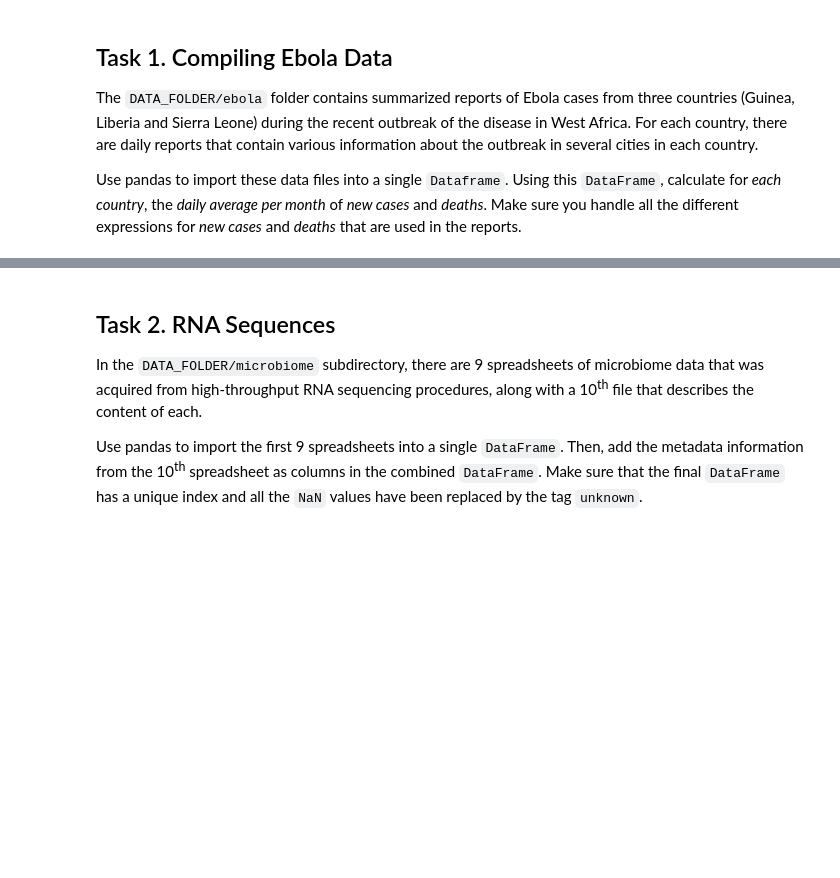
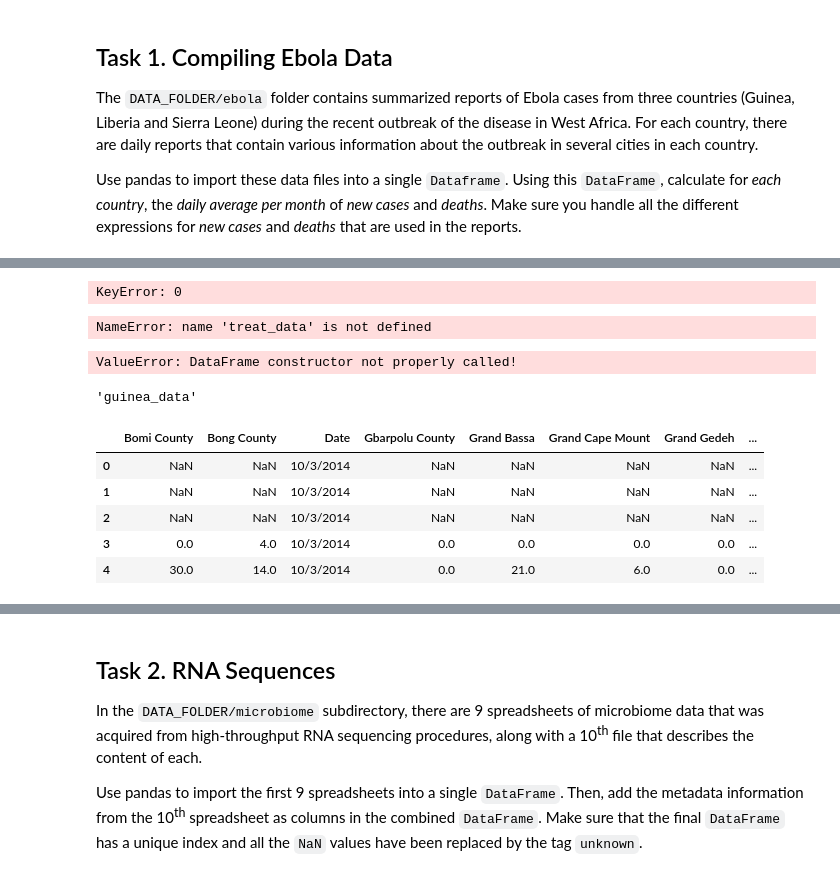
Before and after one commit to NicoBrun/ada2017, a Jupyter notebook: 01 - Pandas and Data Wrangling/Homework 1.ipynb, the cells around one changed output, grey strips where cells are left out. Cells and saved outputs as stored; diff of their text form; code cells hidden in the pictures; blank space fills up the shorter version.

```diff
--- a/01 - Pandas and Data Wrangling/Homework 1.ipynb
+++ b/01 - Pandas and Data Wrangling/Homework 1.ipynb
@@ -21,0 +29,26 @@ Make sure you handle all the different expressions for *new cases* and *deaths*
+# %%
+# Import Data
+
+DATA_FOLDER='Data'
+countries=pd.Series(['guinea_data','liberia_data','sl_data'])
+frame = pd.DataFrame()
+list_ = []
+d={}
+
+for c in range(3):
+    print(c)
+    list_=[]
+    path=DATA_FOLDER+'/ebola/'+countries[c]
+    allFiles = glob.glob(path + "/*.csv")
+    for file_ in allFiles:
+        df = pd.read_csv(file_,index_col=None, header=0)
+        list_.append(df)
+    frame=pd.concat(list_)
+    frame=treat_data(frame)
+    d[c]=frame
+
+#frame = pd.concat(list_)
+
+# changer pd.MultiIndex.from_tuples(clumns)
+# date.split('/').reverse().concatenate(-) puis map(dates)
+# mettre pays (hopitaux), description en indexe et date en colonnes
@@ -21,0 +58,53 @@ Make sure you handle all the different expressions for *new cases* and *deaths*
+# %%
+d[0].head()
+# %% [output]
+KeyError: 0
+# %%
+d[0] = treat_data(d[0])
+
+dfs = [d[0], d[1], d[2]]
+
+df_combined = pd.concat(dfs,keys=['HEADER TITLE{}'.format(i) for i in range(1, len(dfs) + 1)],axis=0)
+
+df_combined.head(100)
+# %% [output]
+NameError: name 'treat_data' is not defined
+# %%
+d = pd.DataFrame(d.items())
+#d[0] = pd.MultiIndex.from_product([d.columns, ['0']])
+#d[1] = pd.MultiIndex.from_product([d.columns, ['1']])
+#d[2] = pd.MultiIndex.from_product([d.columns, ['2']])
+dat = pd.concat([d[0],d[1],d[2]])
+#dat.head()
+# %% [output]
+ValueError: DataFrame constructor not properly called!
+# %%
+datas = pd.Series(['guinea_data','liberia_data','sl_data'], index=['Guinea','Liberia','Sierra Leone'])
+datas.index[1]
+datas['Guinea']
+# %% [output]
+'guinea_data'
+# %%
+DATA_FOLDER='Data'
+#countries=pd.Series(['guinea_data','liberia_data','sl_data'])
+frame = pd.DataFrame()
+tot_frame = pd.DataFrame()
+list_ = []
+c='liberia_data'
+path=DATA_FOLDER+'/ebola/'+c
+allFiles = glob.glob(path + "/*.csv")
+for file_ in allFiles:
+        df = pd.read_csv(file_,index_col=None, header=0)
+        list_.append(df)
+
+#pd.to_numeric(list_, errors='coerce')
+frame = pd.concat(list_)
+# %%
+frame.head()
+# %% [output]
+|  | Bomi County | Bong County | Date | Gbarpolu County | Grand Bassa | Grand Cape Mount | Grand Gedeh | ... |
+| 0 | NaN | NaN | 10/3/2014 | NaN | NaN | NaN | NaN | ... |
+| 1 | NaN | NaN | 10/3/2014 | NaN | NaN | NaN | NaN | ... |
+| 2 | NaN | NaN | 10/3/2014 | NaN | NaN | NaN | NaN | ... |
+| 3 | 0.0 | 4.0 | 10/3/2014 | 0.0 | 0.0 | 0.0 | 0.0 | ... |
+| 4 | 30.0 | 14.0 | 10/3/2014 | 0.0 | 21.0 | 6.0 | 0.0 | ... |
```
Also changed, not shown: parts of 13 cells of this notebook.
